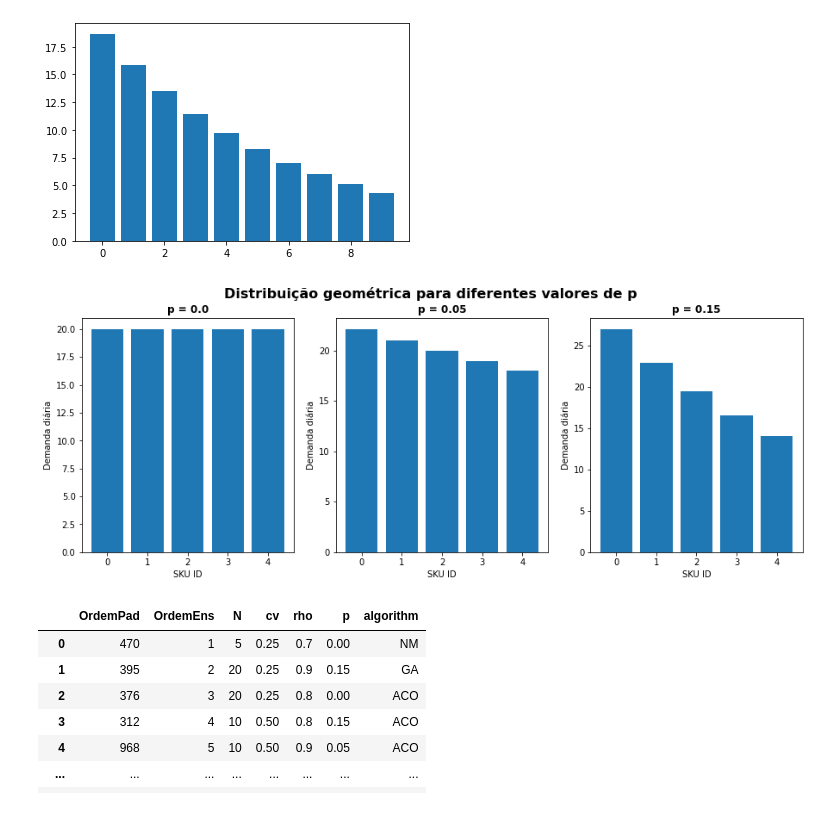
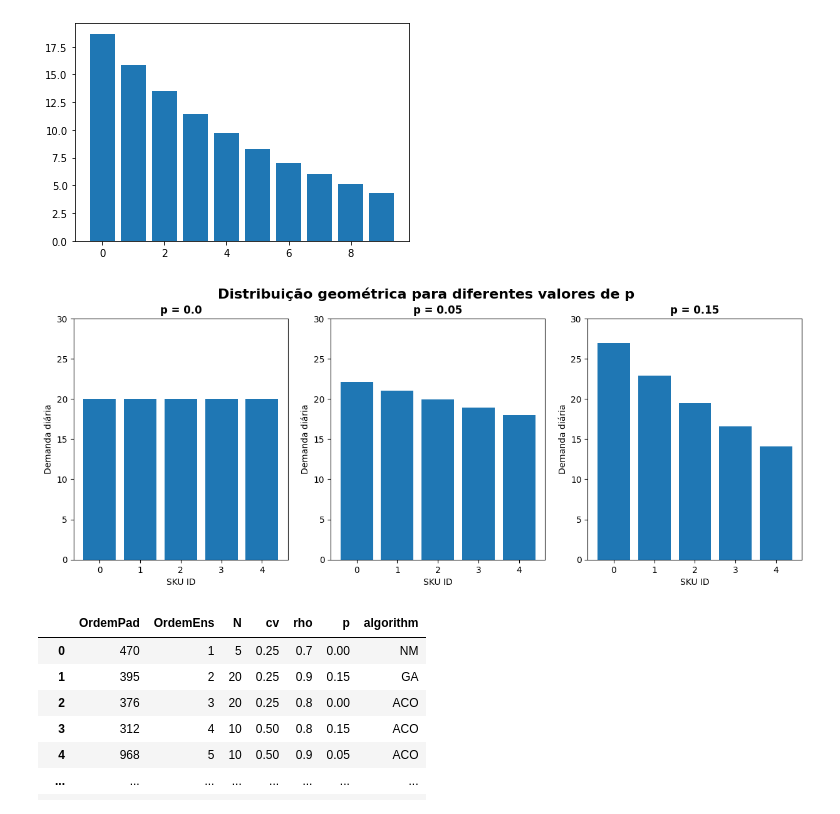
Before and after one commit to yu9800/SELSP_simOpt, a Jupyter notebook: test.ipynb, the cells around one changed output. Saved outputs shown, nothing was run; the diff lists cells and outputs as text; code cells hidden in the pictures.

```diff
--- a/test.ipynb
+++ b/test.ipynb
@@ -117,34 +117,36 @@ def distribute_geometric(total_demand, N, p):
         geometric_distribution = {i: demand for i, demand in enumerate(demand_per_item)}
 
     else:
         demand_per_item = total_demand / N
         geometric_distribution = {i: demand_per_item for i in range(N)}
 
     return geometric_distribution
 
 # Values for p
 p_values = [0.0, 0.05, 0.15]
 total_demand = 25000 / 250
 N = 5
 
 # Create subplots
 fig, axes = plt.subplots(1, len(p_values), figsize=(15, 5))
 
 # Plot for each value of p
 for i, p in enumerate(p_values):
     geometric_distribution = distribute_geometric(total_demand, N, p)
     ax = axes[i]
     ax.bar(np.arange(len(geometric_distribution)), geometric_distribution.values())
     ax.set_title(f'p = {p}', fontweight='bold')
     ax.set_ylabel('Demanda diária')  # Y-axis title
     ax.set_xlabel('SKU ID')  # X-axis title
+    ax.set_ylim(0, 30)
+
 
 
 plt.suptitle('Distribuição geométrica para diferentes valores de p', fontsize=16, fontweight='bold')
 
 plt.show()
 # %% [output]
-[figure, old version]
+[figure, new version]
 # %%
 import pandas as  pd
 
```
Also changed, not shown: 9 other files.
